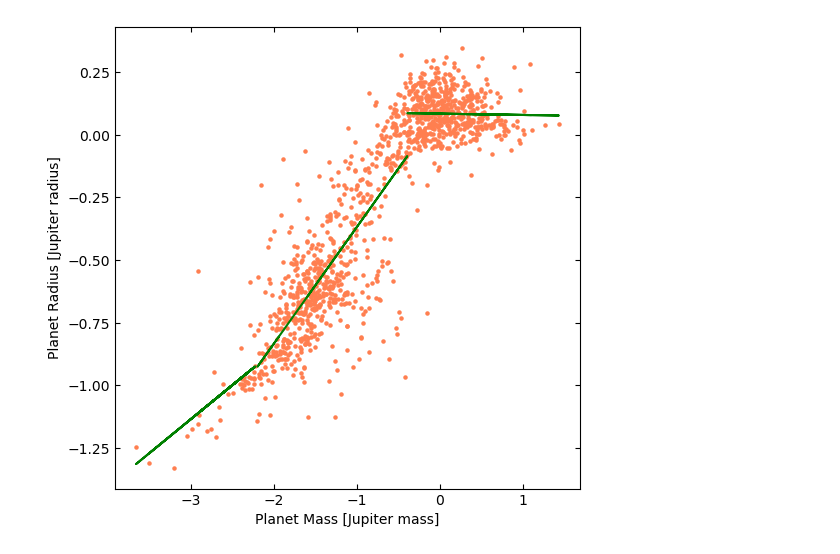
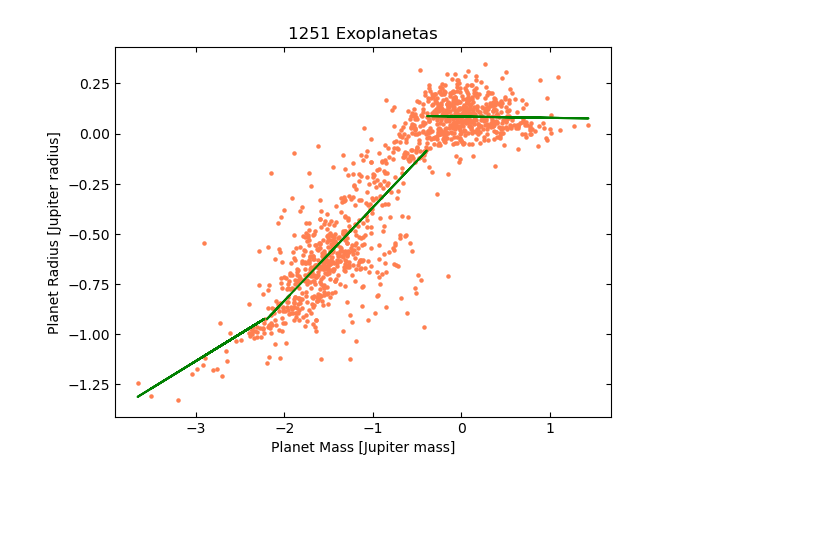
Before and after one commit to ylaksl/Exoplanets-Stats, a Jupyter notebook: fitting_mass_x_radius.ipynb, the cells around one changed output. Cells and saved outputs as stored; diff of their text form; code cells hidden in the pictures; blank space fills up the shorter version.

```diff
--- a/fitting_mass_x_radius.ipynb
+++ b/fitting_mass_x_radius.ipynb
@@ -61,7 +59,7 @@ from sklearn.linear_model import LinearRegression
 # %%
 res1 = plot4[(plot4['pl_bmassj'] > 6e-5) & (plot4['pl_bmassj'] < 6e-3)]
 res2 = plot4[(plot4['pl_bmassj'] > 6.311e-3) & (plot4['pl_bmassj'] < 0.408)]
-res3 = plot4[(plot4['pl_bmassj'] > 0.4) & (plot4['pl_bmassj'] < 29.041)]
+res3 = plot4[(plot4['pl_bmassj'] > 0.407) & (plot4['pl_bmassj'] < 29.041)]
 # %%
 Y1 = np.log10(res1[['pl_radj']].values.reshape(-1,1))
 X1 = np.log10(res1['pl_bmassj'].values.reshape(-1,1))
@@ -71,15 +69,6 @@ X2 = np.log10(res2['pl_bmassj'].values.reshape(-1,1))
 
 Y3 = np.log10(res3[['pl_radj']].values.reshape(-1,1))
 X3 = np.log10(res3['pl_bmassj'].values.reshape(-1,1))
-# %%
-Y1 = Y1.reshape(0, 21.23)
-X1 = X1.reshape(0,21.23)
-
-Y2 = np.log10(res2[['pl_radj']].values.reshape(-1,1))
-X2 = np.log10(res2['pl_bmassj'].values.reshape(-1,1))
-
-Y3 = np.log10(res3[['pl_radj']].values.reshape(-1,1))
-X3 = np.log10(res3['pl_bmassj'].values.reshape(-1,1))
 # %%
 model = LinearRegression()
 model.fit(X1,Y1)
@@ -91,19 +80,21 @@ Y_pred2 = model.predict(X2)
 model.fit(X3,Y3)
 Y_pred3 = model.predict(X3)
 # %%
-plt.figure(figsize=(6,6))
+#plt.figure(figsize=(6,6))
 plt.scatter(X1,Y1, s = 5, c = 'coral')
 plt.plot(X1,Y_pred1, color ='g')
 
 plt.scatter(X2,Y2, s = 5, c = 'coral')
 plt.plot(X2,Y_pred2, color ='g')
 
 plt.scatter(X3,Y3, s = 5, c = 'coral')
 plt.plot(X3,Y_pred3, color ='g')
 
 
+
+plt.title(f'{len(plot4)} Exoplanetas')
 plt.xlabel("Planet Mass [Jupiter mass]")
 plt.ylabel("Planet Radius [Jupiter radius]")
 plt.tick_params(direction='in', which = 'both', bottom = 1, top =1, left = 1, right = 1)
 # %% [output]
-[figure, old version]
+[figure, new version]
```
Also changed, not shown: parts of 3 cells of this notebook, 1 other file.
